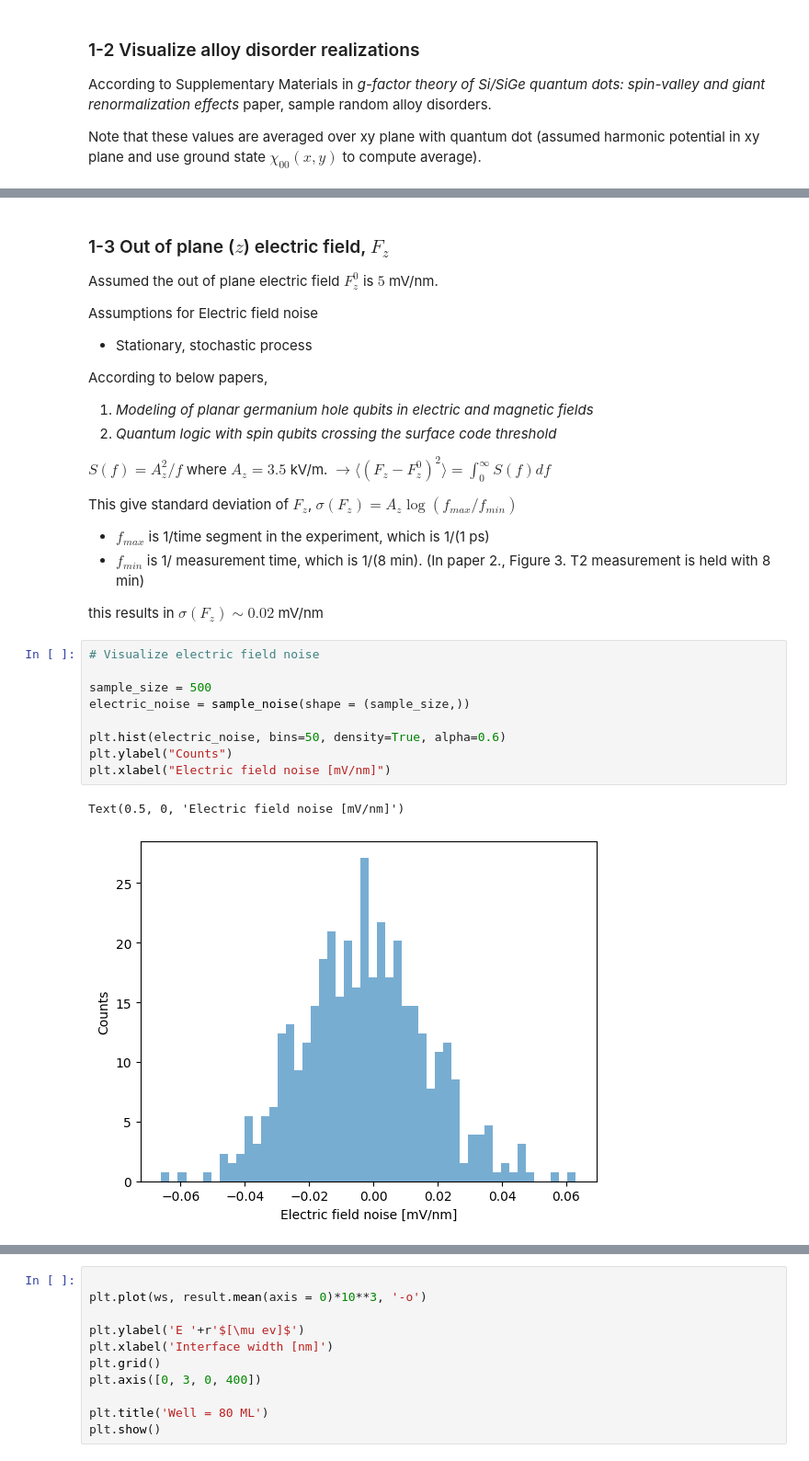
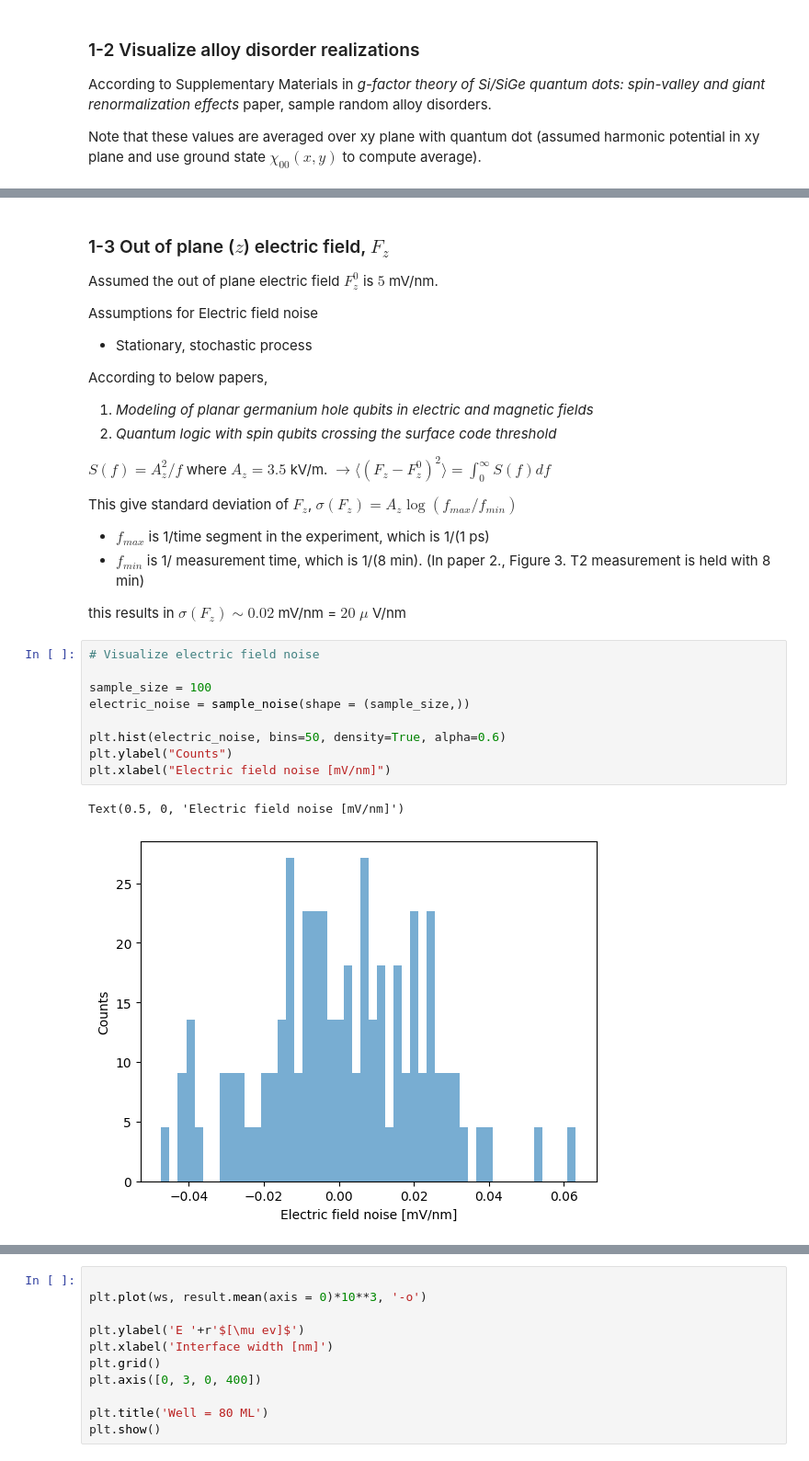
Before and after one commit to Minyoung-Kim1110/Rabi_WW, a Jupyter notebook: main.ipynb, the cells around one changed output, grey strips where cells are left out. Shown at 92% size. Cells and saved outputs as stored; diff of their text form.

```diff
--- a/main.ipynb
+++ b/main.ipynb
@@ -81,19 +81,19 @@ This give standard deviation of $F_z$, $\sigma(F_z) = A_z \log (f_{max} / f_{min
 - $f_{max}$ is 1/time segment in the experiment, which is 1/(1 ps)
 - $f_{min}$ is 1/ measurement time, which is 1/(8 min). (In paper 2., Figure 3. T2 measurement is held with 8 min)
 
-this results in $\sigma(F_z)\sim 0.02$ mV/nm
+this results in $\sigma(F_z)\sim 0.02$ mV/nm = $20\;\mu$ V/nm
 # %%
 # Visualize electric field noise
 
-sample_size = 500
+sample_size = 100
 electric_noise = sample_noise(shape = (sample_size,))
 
 plt.hist(electric_noise, bins=50, density=True, alpha=0.6)
 plt.ylabel("Counts")
 plt.xlabel("Electric field noise [mV/nm]")
 # %% [output]
 Text(0.5, 0, 'Electric field noise [mV/nm]')
-[figure, old version]
+[figure, new version]
 # %% [markdown]
 ### 1-4 Check with previous results.
 
```
Also changed, not shown: parts of 22 cells of this notebook, 1 other file.
